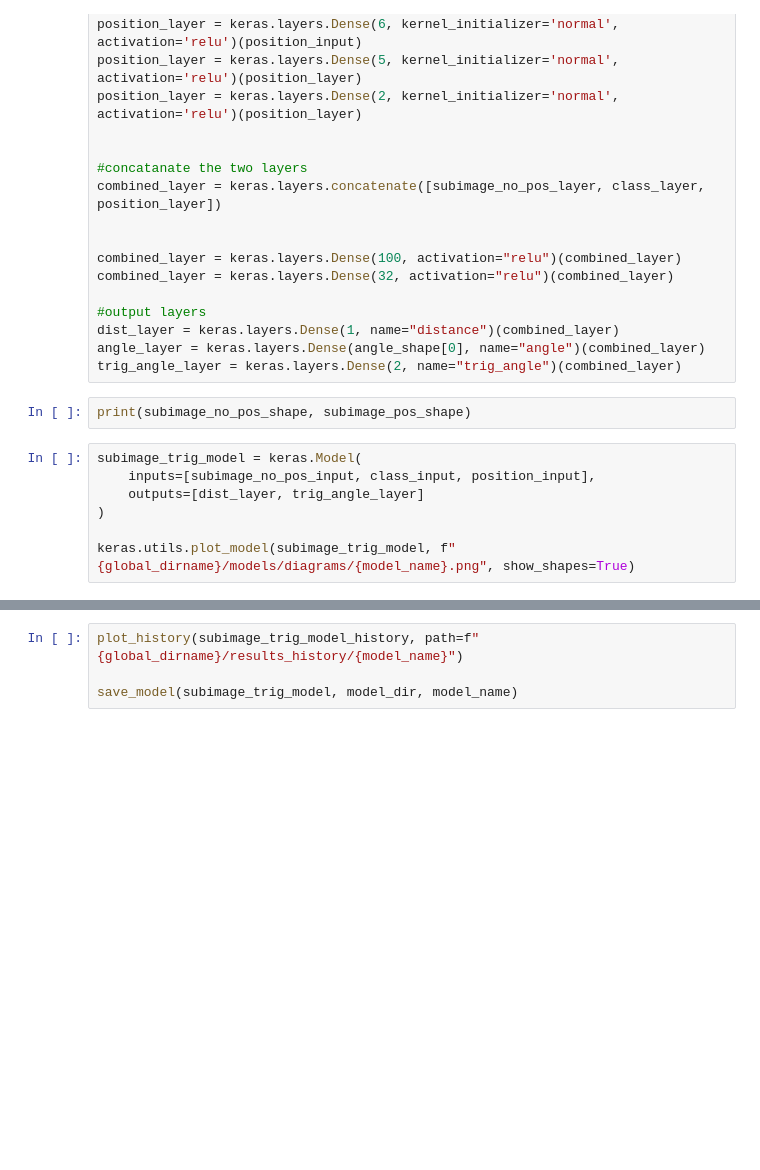
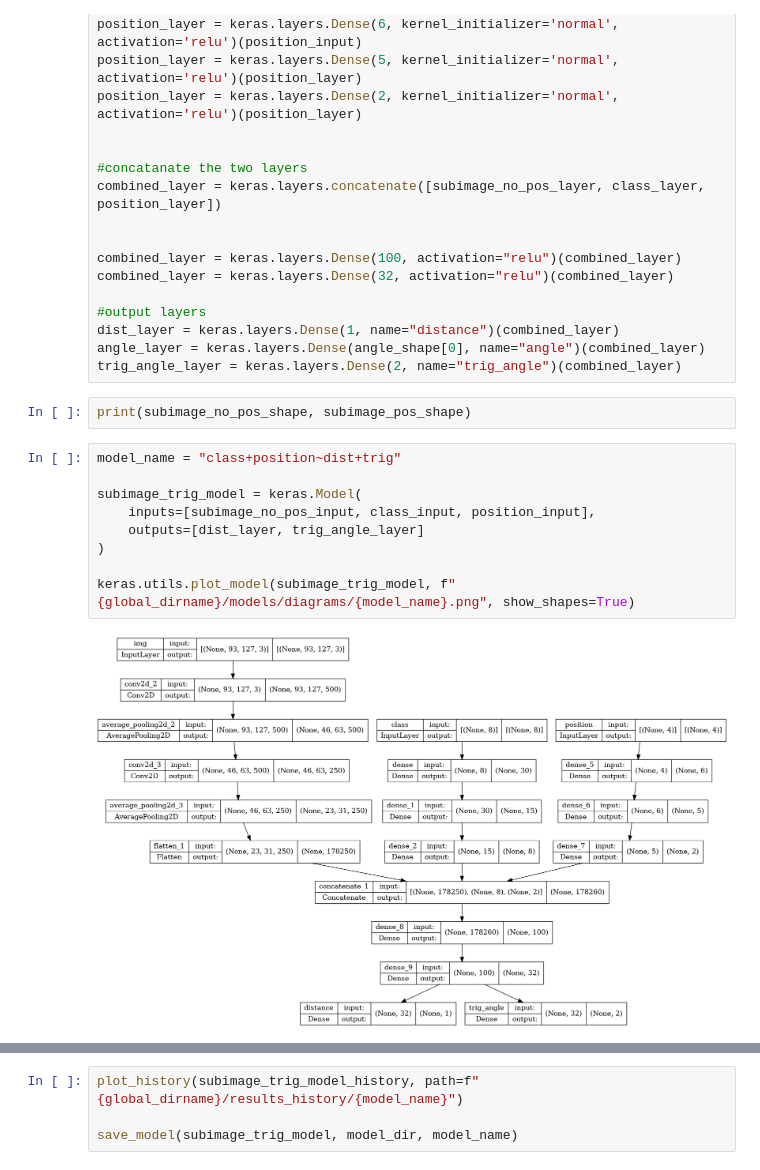
Before and after one commit to jshutler/cv_distance_estimation, a Jupyter notebook: scripts_and_notebooks/train_image_models.ipynb, the cells around one changed output, grey strips where cells are left out. Saved outputs shown, nothing was run; the diff lists cells and outputs as text; blank space fills up the shorter version.

```diff
--- a/scripts_and_notebooks/train_image_models.ipynb
+++ b/scripts_and_notebooks/train_image_models.ipynb
@@ -764,12 +753,16 @@ trig_angle_layer = keras.layers.Dense(2, name="trig_angle")(combined_layer)
 # %%
 print(subimage_no_pos_shape, subimage_pos_shape)
 # %%
+model_name = "class+position~dist+trig"
+
 subimage_trig_model = keras.Model(
     inputs=[subimage_no_pos_input, class_input, position_input],
     outputs=[dist_layer, trig_angle_layer]
 )
 
 keras.utils.plot_model(subimage_trig_model, f"{global_dirname}/models/diagrams/{model_name}.png", show_shapes=True)
+# %% [output]
+[figure, added]
 # %%
 model_name = "subimage_no_position+[xmin+xmax+ymin+ymax]+class~dist_feet+(cos_angle + sin_angle)"
 
```
Also changed, not shown: parts of 7 cells of this notebook, 9 other files.
